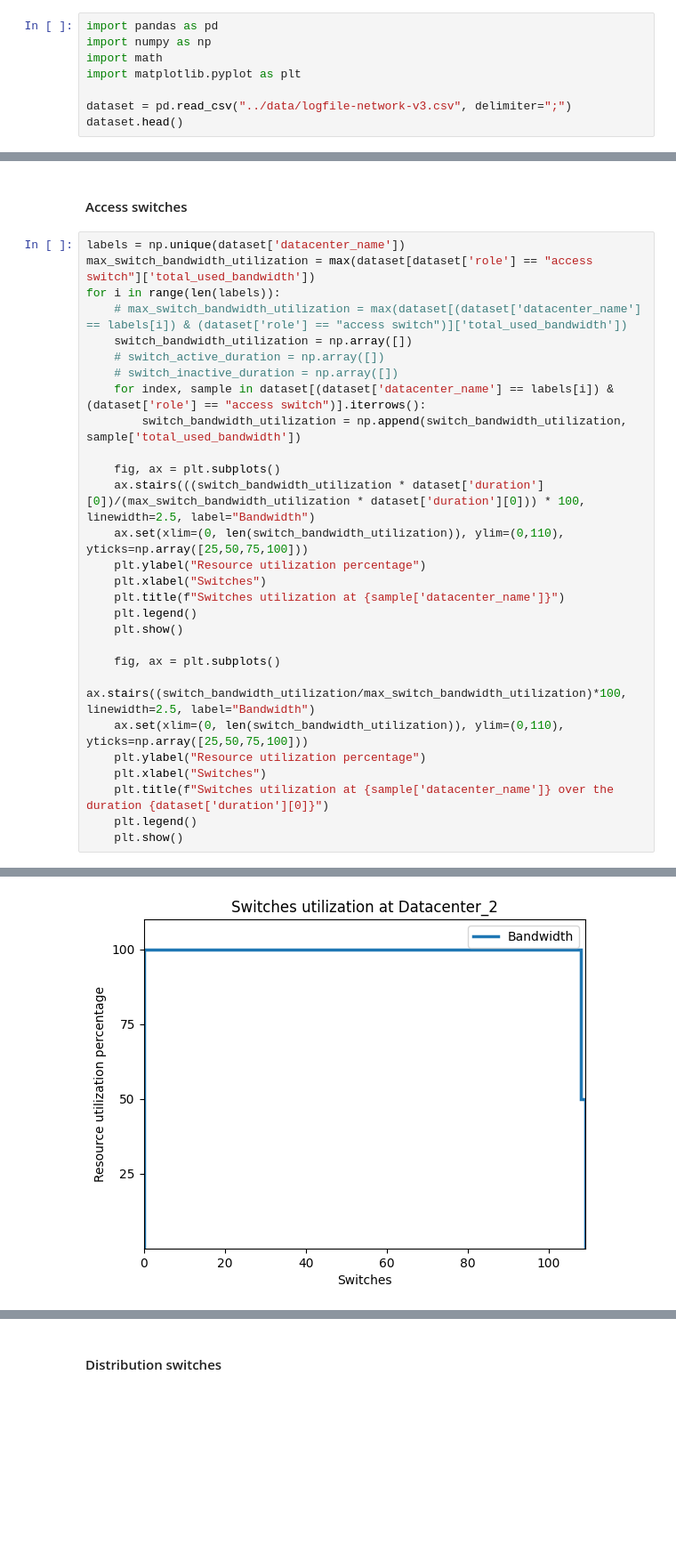
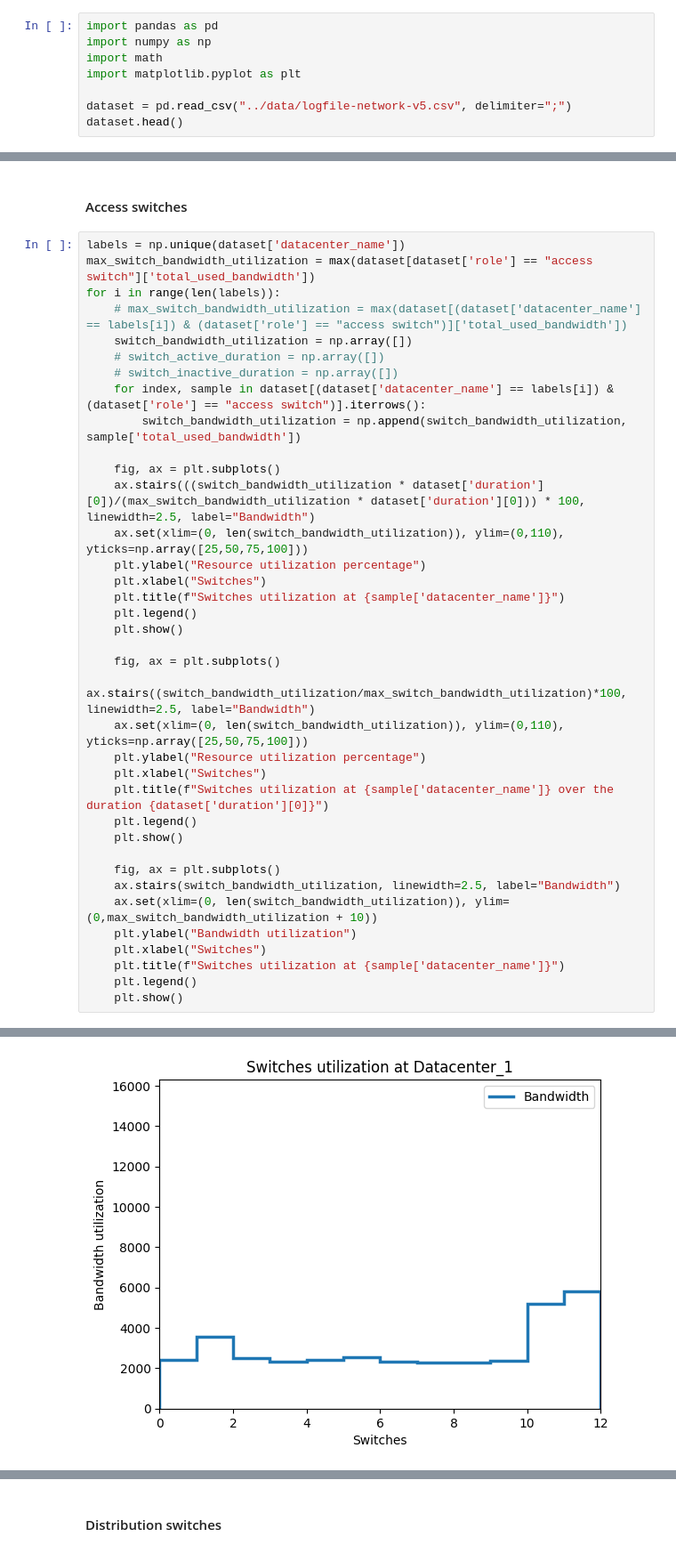
Before and after one commit to KhalidAFarah/cloud-energy-efficiency, a Jupyter notebook: visualization/network_utilization.ipynb, the cells around one changed output, grey strips where cells are left out. Shown at 89% size. Drawn from its saved outputs; the diff is of its cells as text; blank space fills up the shorter version.

Commit message:
Improved datasets and more analyse d  d information

```diff
--- a/visualization/network_utilization.ipynb
+++ b/visualization/network_utilization.ipynb
@@ -4,7 +4,7 @@ import numpy as np
 import math
 import matplotlib.pyplot as plt
 
-dataset = pd.read_csv("../data/logfile-network-v3.csv", delimiter=";")
+dataset = pd.read_csv("../data/logfile-network-v5.csv", delimiter=";")
 dataset.head()
 # %% [output]
 |  | datacenter_id | datacenter_name | id | type | role | level | bandwidth | total_used_bandwidth | ... |
@@ -43,4 +43,13 @@ for i in range(len(labels)):
     plt.title(f"Switches utilization at {sample['datacenter_name']} over the duration {dataset['duration'][0]}")
     plt.legend()
     plt.show()
+
+    fig, ax = plt.subplots()
+    ax.stairs(switch_bandwidth_utilization, linewidth=2.5, label="Bandwidth")
+    ax.set(xlim=(0, len(switch_bandwidth_utilization)), ylim=(0,max_switch_bandwidth_utilization + 10))
+    plt.ylabel("Bandwidth utilization")
+    plt.xlabel("Switches")
+    plt.title(f"Switches utilization at {sample['datacenter_name']}")
+    plt.legend()
+    plt.show()
 # %% [output]
@@ -49 +58 @@ for i in range(len(labels)):
-[figure, old version]
+[figure, new version]
```
Also changed, not shown: parts of 9 cells of this notebook, 7 other files.
